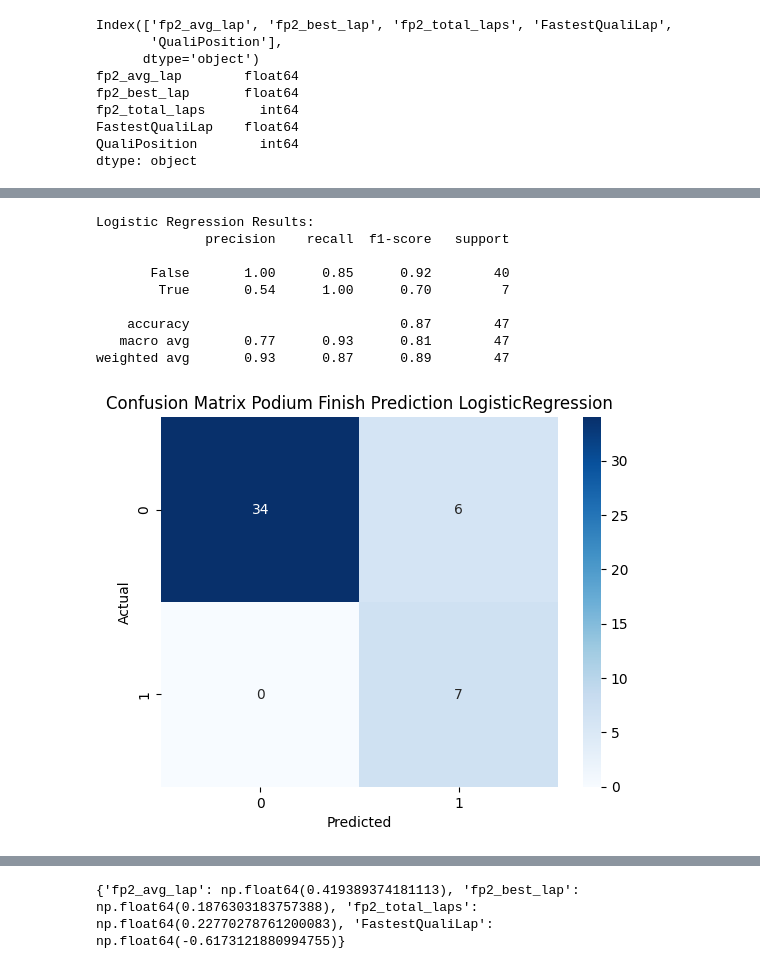
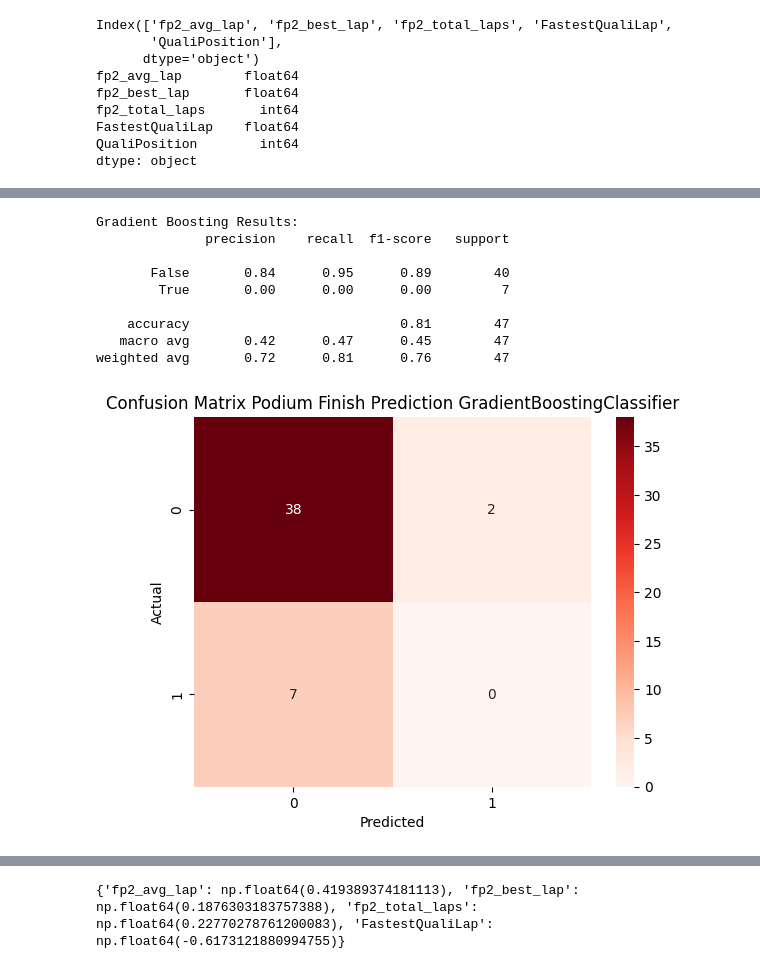
Before and after one commit to ipolishc22/f1-podium-predictor, a Jupyter notebook: notebooks/modeling.ipynb, the cells around one changed output, grey strips where cells are left out. Cells and saved outputs as stored; diff of their text form; code cells hidden in the pictures.

```diff
--- a/notebooks/modeling.ipynb
+++ b/notebooks/modeling.ipynb
@@ -71,32 +71,28 @@ weighted avg       0.92      0.91      0.90        47
 [figure]
 # %%
-log_model = LogisticRegression(class_weight='balanced', random_state=22)
-log_model.fit(X_train, y_train)
-y_pred_log = log_model.predict(X_test)
+gb_model = GradientBoostingClassifier(random_state=22)
 
-print("Logistic Regression Results:")
-print(classification_report(y_test, y_pred_log))
+gb_model.fit(X_train, y_train)
 
-"""
-cm = confusion_matrix(y_test, y_pred)
-disp = ConfusionMatrixDisplay(confusion_matrix=cm, display_labels=['Non-Podium', 'Podium'])
-disp.plot(cmap='Blues')
-"""
+y_pred_gb = gb_model.predict(X_test)
 
-cm = confusion_matrix(y_test, y_pred_log)
-sns.heatmap(cm, annot=True, fmt='d', cmap="Blues")
+print("Gradient Boosting Results:")
+print(classification_report(y_test, y_pred_gb))
+
+cm = confusion_matrix(y_test, y_pred_gb)
+sns.heatmap(cm, annot=True, fmt='d', cmap="Reds")
 plt.xlabel("Predicted")
 plt.ylabel("Actual")
-plt.title("Confusion Matrix Podium Finish Prediction LogisticRegression")
+plt.title("Confusion Matrix Podium Finish Prediction GradientBoostingClassifier")
 plt.show()
 # %% [output]
-Logistic Regression Results:
+Gradient Boosting Results:
               precision    recall  f1-score   support
 
-       False       1.00      0.85      0.92        40
-        True       0.54      1.00      0.70         7
+       False       0.84      0.95      0.89        40
+        True       0.00      0.00      0.00         7
 
-    accuracy                           0.87        47
-   macro avg       0.77      0.93      0.81        47
-weighted avg       0.93      0.87      0.89        47
+    accuracy                           0.81        47
+   macro avg       0.42      0.47      0.45        47
+weighted avg       0.72      0.81      0.76        47
-[figure, old version]
+[figure, new version]
```
Also changed, not shown: parts of 5 cells of this notebook.
